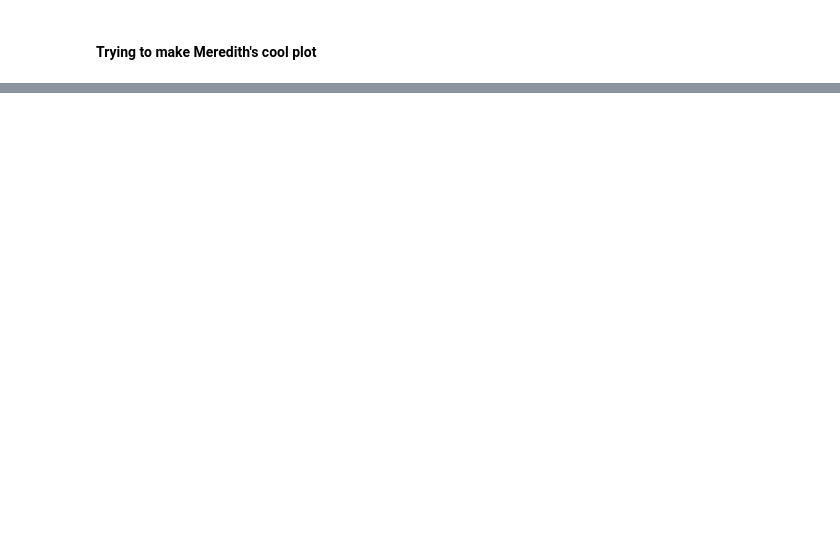
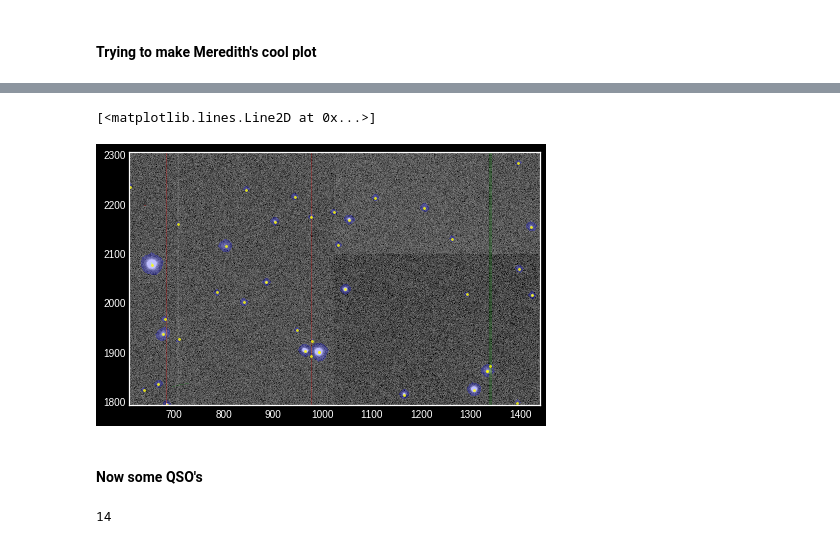
Before and after one commit to mrawls/qso-hitsvar, a Jupyter notebook: ASTR_499_NB5_PrettyPlots.ipynb, the cells around one changed output, grey strips where cells are left out. Saved outputs shown, nothing was run; the diff lists cells and outputs as text; code cells hidden in the pictures; blank space fills up the shorter version.

```diff
--- a/ASTR_499_NB5_PrettyPlots.ipynb
+++ b/ASTR_499_NB5_PrettyPlots.ipynb
@@ -146,7 +149,7 @@ for obj in MILLI_all_filtered['diaObjectId'].loc[MILLI_all_filtered['d2d_deg'] <
 #### Trying to make Meredith's cool plot
 # %%
 dataId = {'visit': 413696, 'ccd': 47}
-#calexp = butler.get('calexp', dataId = dataId)
-#src = butler.get('src', dataId = dataId)
-#psfRadius = calexp.getPsf().computeShape().getDeterminantRadius()
+calexp = butler.get('calexp', dataId = dataId)
+src = butler.get('src', dataId = dataId)
+psfRadius = calexp.getPsf().computeShape().getDeterminantRadius()
 # %%
@@ -156,0 +158,17 @@ NoResults: No locations for get: datasetType:calexp dataId:DataId(initialdata={'
+# %%
+disp1 = afwDisplay.Display(1)
+disp1.scale('asinh', 'zscale', Q=3)
+disp1.mtv(calexp)
+disp1.zoom(8)
+plt.plot(src['slot_Centroid_x'], src['slot_Centroid_y'], marker = 'o', linestyle = 'none',
+        mfc = 'none', ms = psfRadius, color = 'yellow')
+# %% [output]
+[<matplotlib.lines.Line2D at 0x...>]
+[figure, added]
+# %% [markdown]
+#### Now some QSO's
+# %%
+diaObjectIdArray = MILLI_all_filtered['diaObjectId'].loc[MILLI_all_filtered['d2d_deg'] < 0.00001].values
+len(diaObjectIdArray)
+# %% [output]
+14
```
Also changed, not shown: parts of 31 cells of this notebook, 4 other files.
